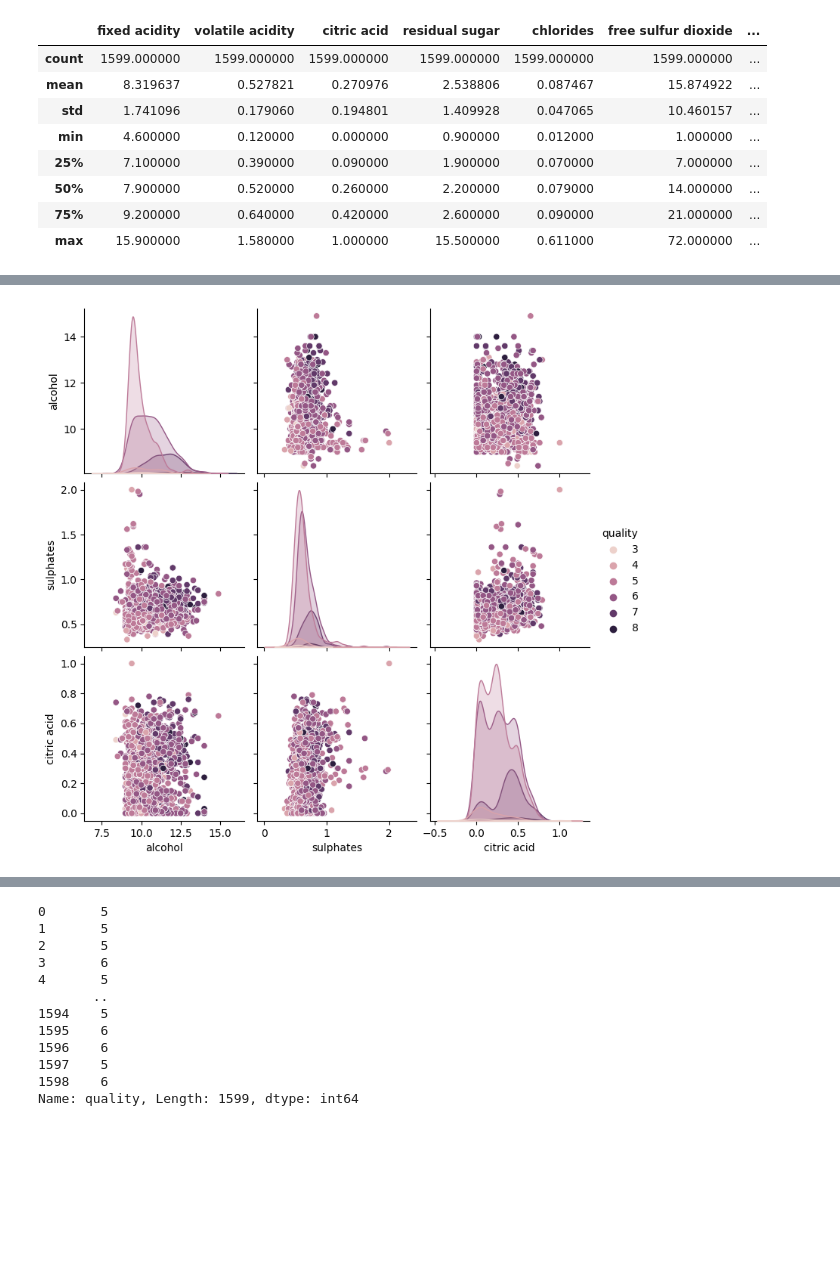
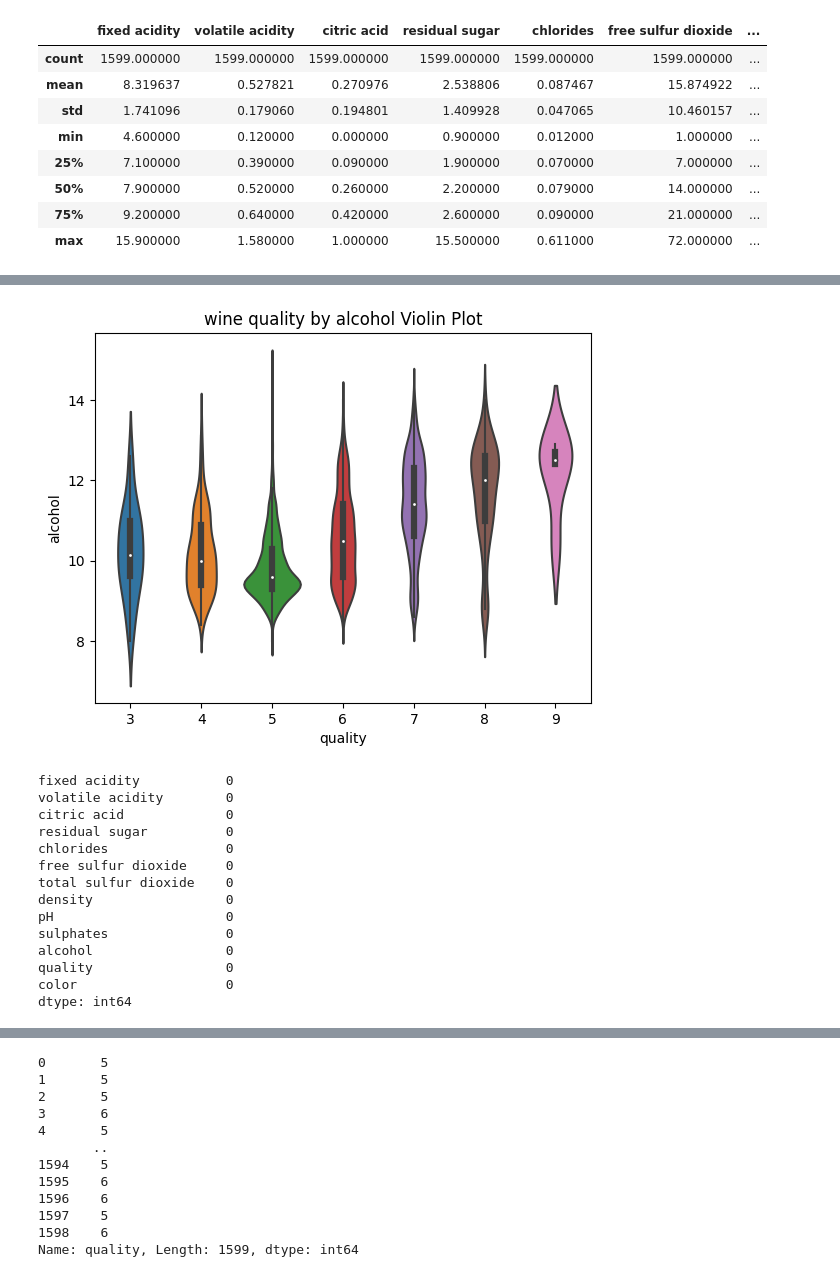
Before and after one commit to EthanSong50/ML, a Jupyter notebook: wine_classification.ipynb, the cells around one changed output, grey strips where cells are left out. Cells and saved outputs as stored; diff of their text form; code cells hidden in the pictures; blank space fills up the shorter version.

```diff
--- a/wine_classification.ipynb
+++ b/wine_classification.ipynb
@@ -146,6 +153,24 @@ plt.show()
-# %%
-# alcohol, sulphates, citric acid와 quality 상관관계 분석
-sns.pairplot(rWine, vars=['alcohol', 'sulphates', 'citric acid'], hue="quality")
-plt.show()
-# %% [output]
-[figure, removed]
+# %%
+sns.violinplot(x="quality", y="alcohol", data=wine)
+plt.title("wine quality by alcohol Violin Plot")
+plt.show()
+# %% [output]
+[figure, added]
+# %%
+# 결측치 확인
+wine.isnull().sum()
+# %% [output]
+fixed acidity           0
+volatile acidity        0
+citric acid             0
+residual sugar          0
+chlorides               0
+free sulfur dioxide     0
+total sulfur dioxide    0
+density                 0
+pH                      0
+sulphates               0
+alcohol                 0
+quality                 0
+color                   0
+dtype: int64
```
Also changed, not shown: parts of 27 cells of this notebook.
